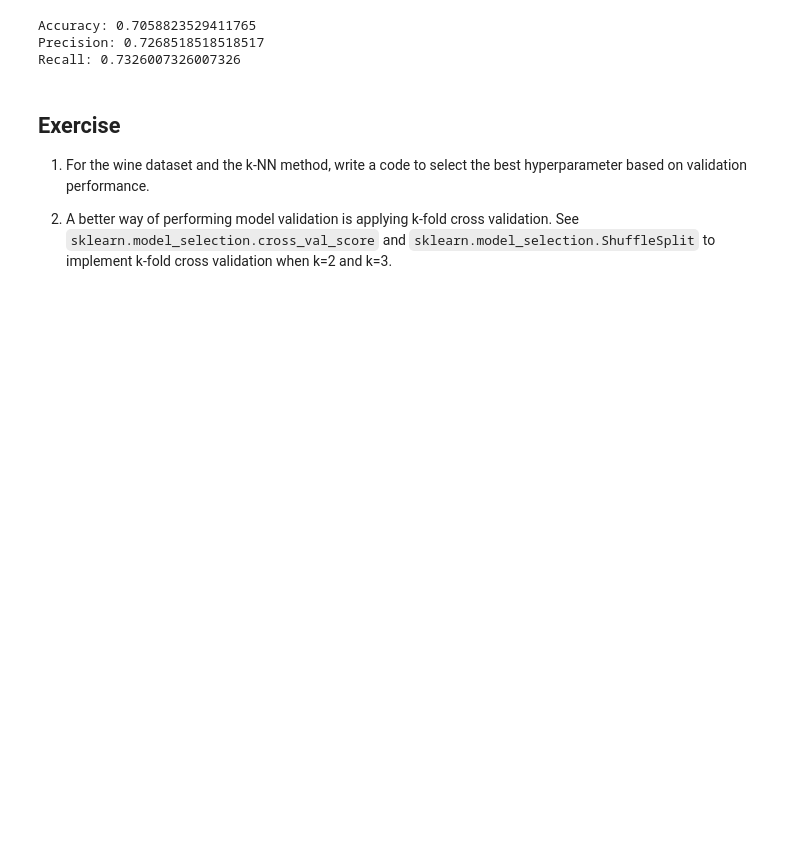
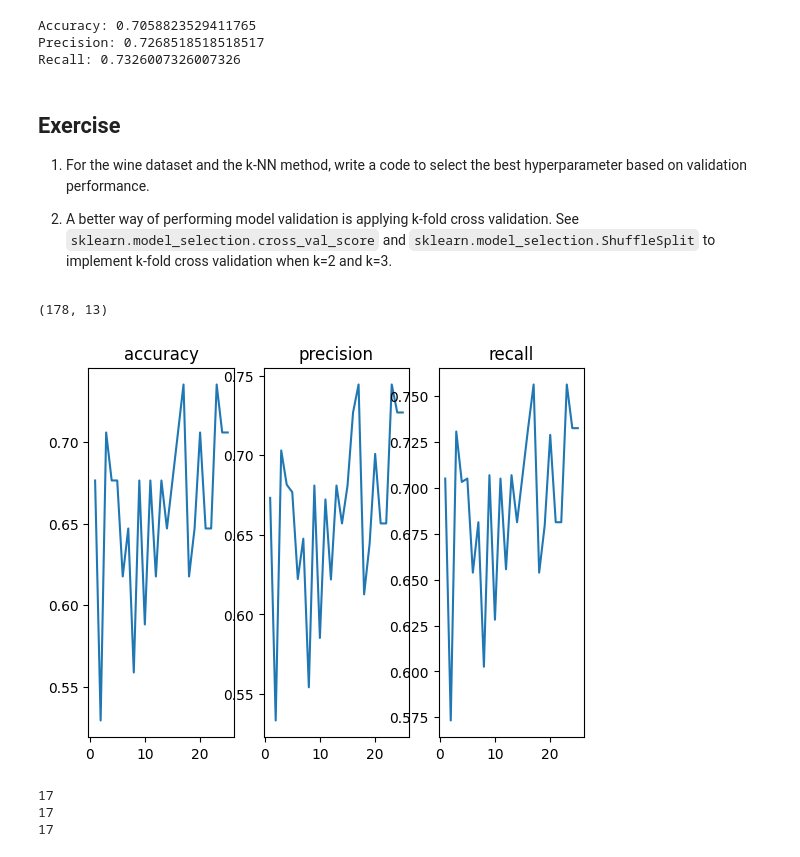
Before and after one commit to Andrew-brgl/ML, a Jupyter notebook: UNIVR_ML_Lab03_KNN.ipynb, the cells around one changed output. Saved outputs shown, nothing was run; the diff lists cells and outputs as text; code cells hidden in the pictures; blank space fills up the shorter version.

```diff
--- a/UNIVR_ML_Lab03_KNN.ipynb
+++ b/UNIVR_ML_Lab03_KNN.ipynb
@@ -189,3 +189,75 @@ Recall: 0.7326007326007326
 1. For the wine dataset and the k-NN method, write a code to select the best hyperparameter based on validation performance.
 
 2. A better way of performing model validation is applying k-fold cross validation. See `sklearn.model_selection.cross_val_score` and `sklearn.model_selection.ShuffleSplit` to implement k-fold cross validation when k=2 and k=3.
+# %%
+# scarico il dataset
+import sklearn
+from sklearn import datasets
+
+wine_dataset = datasets.load_wine()
+
+# print(wine_dataset.keys())
+
+X = wine_dataset.data
+y = wine_dataset.target
+
+print(X.shape)
+# %% [output]
+(178, 13)
+# %%
+# splitto il dataset
+from sklearn.model_selection import train_test_split
+
+X_train, X_test, y_train, y_test = train_test_split(X, y, test_size=0.25, random_state=24)
+
+X_train, X_val, y_train, y_val = train_test_split(X_train, y_train, test_size=0.25, random_state = 32)
+# %%
+from sklearn.neighbors import KNeighborsClassifier
+from sklearn.metrics import accuracy_score,recall_score,precision_score
+import matplotlib.pyplot as plt
+import numpy as np
+
+n_neighbors = int(wine_dataset.data.shape[0] ** 0.5)
+accuracy = []
+recall = []
+precision = []
+x = range(1,n_neighbors*2,1)
+for i in x:
+    model = KNeighborsClassifier(i)
+    model.fit(X_train, y_train)
+
+    pred_val = model.predict(X_val)
+    acc = accuracy_score(y_val, pred_val)
+    accuracy.append(acc)
+
+    rec = recall_score(y_val, pred_val, average = "macro")
+    recall.append(rec)
+    prec = precision_score(y_val, pred_val, average = "macro")
+    precision.append(prec)
+
+
+plt.subplot(1,3,1)
+plt.plot(x, accuracy)
+plt.title("accuracy")
+
+plt.subplot(1,3,2)
+plt.plot(x, precision)
+plt.title("precision")
+
+plt.subplot(1,3,3)
+plt.plot(x, recall)
+plt.title("recall")
+
+plt.show()
+
+best = np.array(accuracy).argmax() + 1 #siccome indice parte da 0
+print(best)
+print(np.array(recall).argmax()+1)
+print(np.array(precision).argmax()+1)
+
+#best_n_neighbors = np.array(accuracy)
+# %% [output]
+[figure, added]
+17
+17
+17
```
